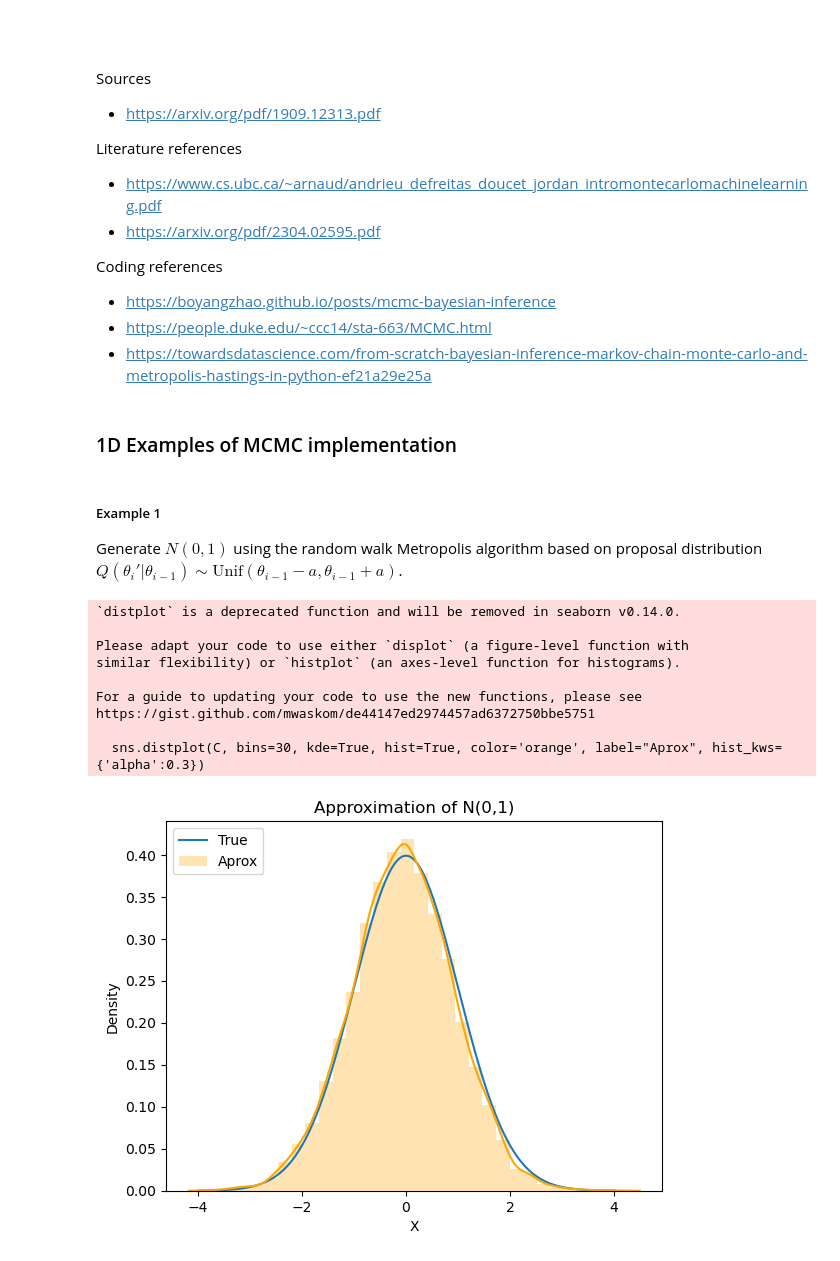
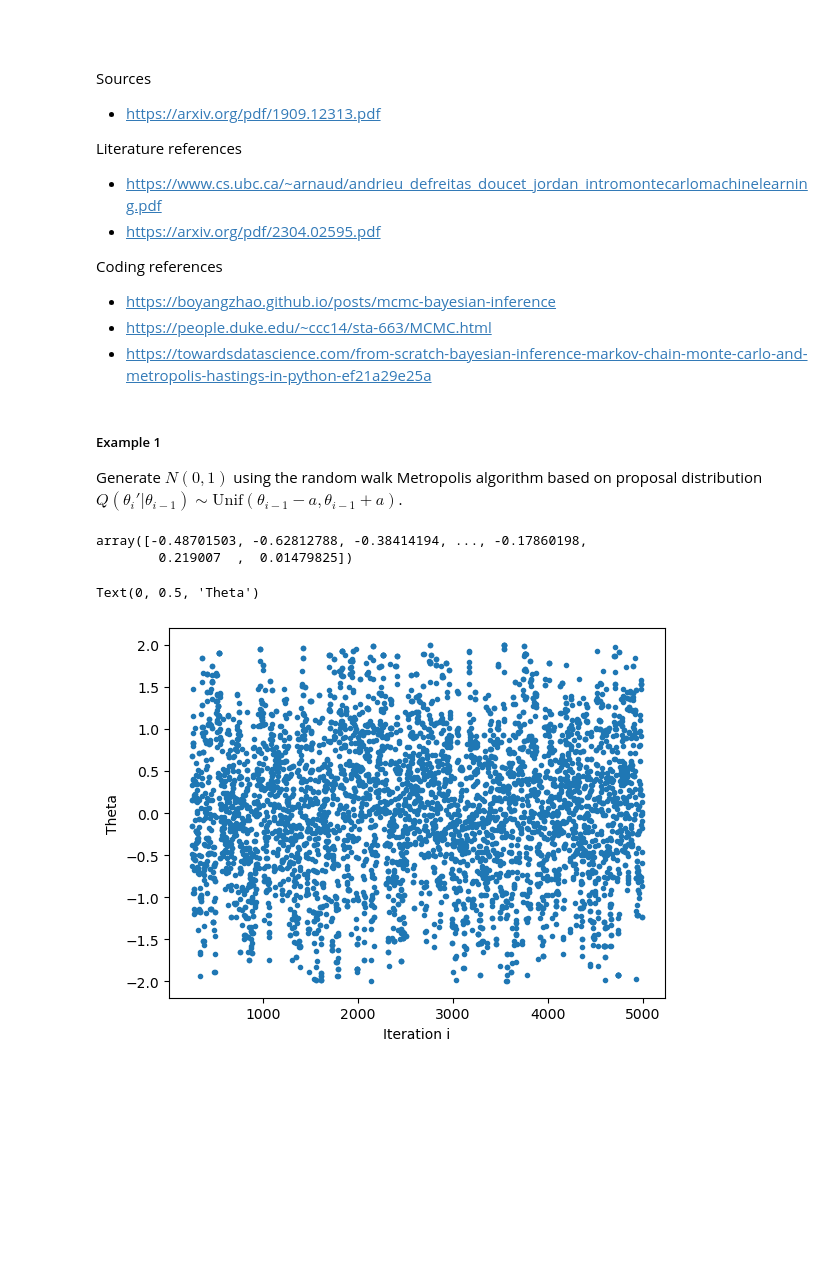
Before and after one commit to SashaCroatia/GaussianProcessRegression, a Jupyter notebook: BayesianModelSelection.ipynb, the cells around one changed output. Saved outputs shown, nothing was run; the diff lists cells and outputs as text; code cells hidden in the pictures; blank space fills up the shorter version.

```diff
--- a/BayesianModelSelection.ipynb
+++ b/BayesianModelSelection.ipynb
@@ -749,57 +857,46 @@ Coding references
 - https://boyangzhao.github.io/posts/mcmc-bayesian-inference
 - https://people.duke.edu/~ccc14/sta-663/MCMC.html
 - https://towardsdatascience.com/from-scratch-bayesian-inference-markov-chain-monte-carlo-and-metropolis-hastings-in-python-ef21a29e25a
-# %% [markdown]
-### 1D Examples of MCMC implementation
 # %% [markdown]
 ##### Example 1
 Generate $N(0,1)$ using the random walk Metropolis algorithm based on proposal distribution $Q(\theta_i'\vert \theta_{i-1}) \sim \text{Unif}(\theta_{i-1}-a, \theta_{i-1}+a)$.
 # %%
+#0) Initiation
+bound = 2 #bounds of theta
 a = 1
-N = 20000
+N = 5000
 theta = np.zeros(N)
 theta[0] = 0  # first value of theta in the Markov chain is 0.
 
 for i in range(1, N):
-    #1) Propose new position x[i-1] -> x[i]' by sampling from proposal distro
-    theta_prop = np.random.uniform(theta[i-1]-a, theta[i-1]+a) #x[i]'
+    #1) Propose new position theta[i-1] -> theta[i]' by sampling from proposal distro
+    theta_prop = np.random.uniform(theta[i-1]-a, theta[i-1]+a) #theta[i]'
 
     #2) Compute transition probability
-    f_prop = stats.norm.pdf(theta_prop, 0, 1) #~P(theta_i')
-    f_prev = stats.norm.pdf(theta[i-1], 0, 1)  #~P(theta_{i-1})
+    P_prop = stats.norm.pdf(theta_prop, 0, 1) #~P(theta_i')
+    P_prev = stats.norm.pdf(theta[i-1], 0, 1)  #~P(theta_{i-1})
 
-    alpha = min(f_prop/f_prev, 1)  # Acceptance ratio
+    alpha = min(P_prop/P_prev, 1)  # Acceptance ratio
 
     #3) Generate a random number u_i from [0,1]
     u = np.random.uniform(0,1) #u_i
 
-    if u <= alpha:
+    #4)
+    if (u <= alpha and -bound<= theta_prop <= bound):
         theta[i] = theta_prop  # Accept y as next state
     else:
         theta[i] = theta[i-1]  # Stay at previous state of Markov chain
 
-C = theta
-
-# Plot of true density function
-x = np.linspace(-4,4,1000)
-plt.plot(x, stats.norm.pdf(x, 0, 1), label="True")
-
-# Plot of MCMC approximation
-sns.distplot(C, bins=30, kde=True, hist=True, color='orange', label="Aprox", hist_kws={'alpha':0.3})
-
-plt.xlabel('X')
-plt.ylabel('Density')
-plt.title('Approximation of N(0,1)')
-plt.legend(loc='upper left')
-plt.show()
+n = int(0.95*N)
+C = theta[-n:]
+C
 # %% [output]
-`distplot` is a deprecated function and will be removed in seaborn v0.14.0.
-
-Please adapt your code to use either `displot` (a figure-level function with
-similar flexibility) or `histplot` (an axes-level function for histograms).
-
-For a guide to updating your code to use the new functions, please see
-https://gist.github.com/mwaskom/de44147ed2974457ad6372750bbe5751
-
-  sns.distplot(C, bins=30, kde=True, hist=True, color='orange', label="Aprox", hist_kws={'alpha':0.3})
+array([-0.48701503, -0.62812788, -0.38414194, ..., -0.17860198,
+        0.219007  ,  0.01479825])
-[figure, removed]
+# %%
+plt.plot(range(N-n, N),C,'.')
+plt.xlabel('Iteration i')
+plt.ylabel('Theta')
+# %% [output]
+Text(0, 0.5, 'Theta')
+[figure, added]
```
Also changed, not shown: parts of 47 cells of this notebook, 2 other files.
